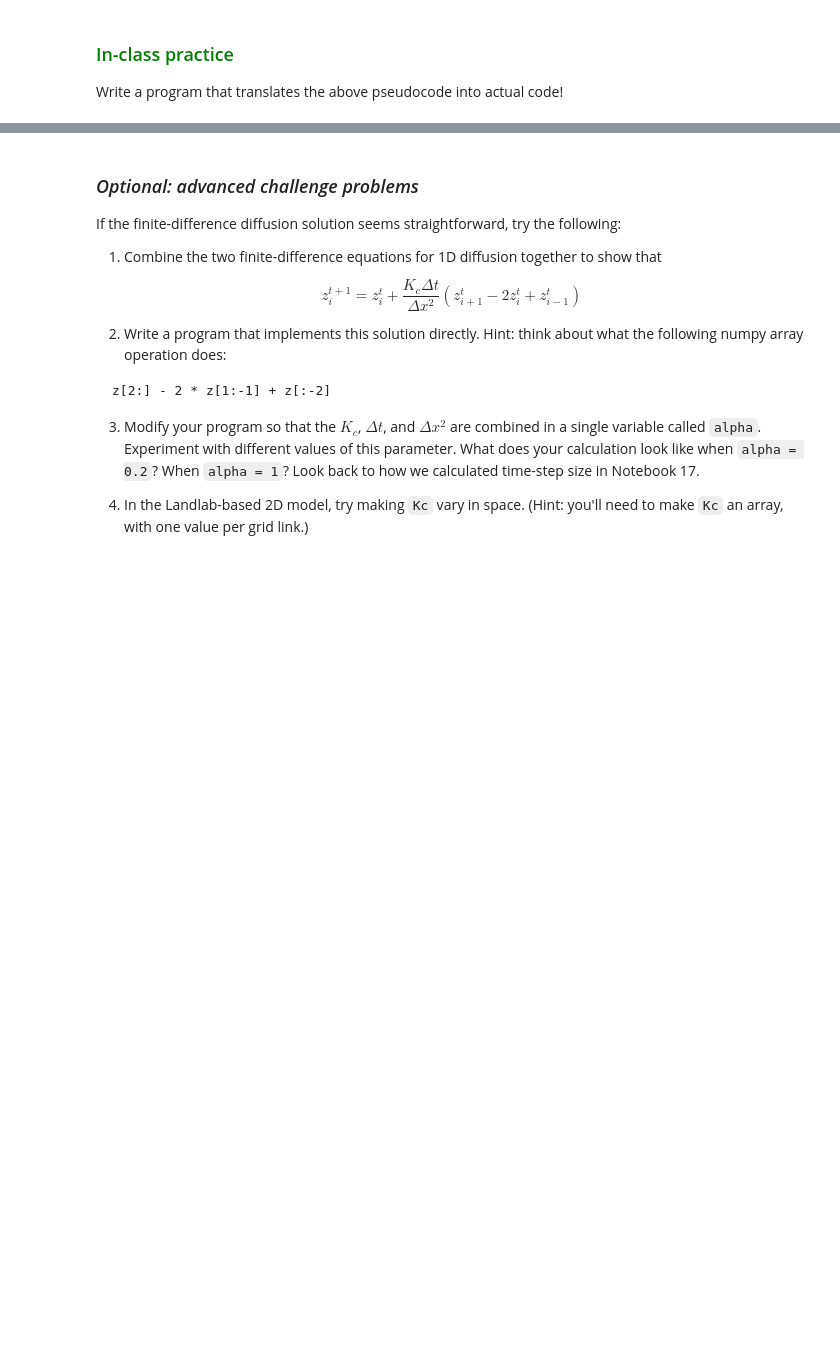
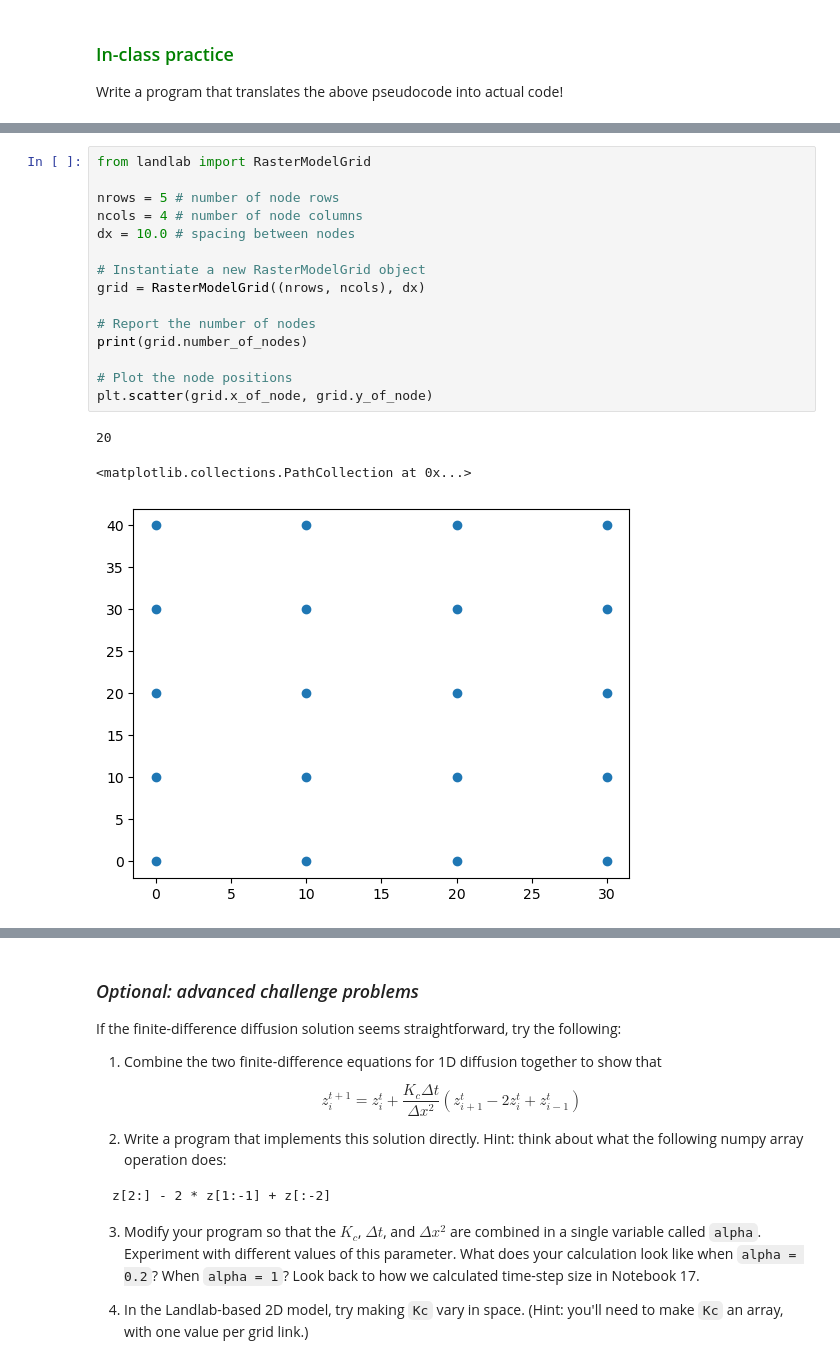
Before and after one commit to IntroPythonEarthsciCUBoulder/intro_py_earthsci_fall_semester2023, a Jupyter notebook: Slides/19_numerical_modeling_and_landlab.ipynb, the cells around one changed output, grey strips where cells are left out. Saved outputs shown, nothing was run; the diff lists cells and outputs as text; blank space fills up the shorter version.

```diff
--- a/Slides/19_numerical_modeling_and_landlab.ipynb
+++ b/Slides/19_numerical_modeling_and_landlab.ipynb
@@ -342,0 +273,19 @@ Experiment with your model.
+# %%
+from landlab import RasterModelGrid
+
+nrows = 5 # number of node rows
+ncols = 4 # number of node columns
+dx = 10.0 # spacing between nodes
+
+# Instantiate a new RasterModelGrid object
+grid = RasterModelGrid((nrows, ncols), dx)
+
+# Report the number of nodes
+print(grid.number_of_nodes)
+
+# Plot the node positions
+plt.scatter(grid.x_of_node, grid.y_of_node)
+# %% [output]
+20
+<matplotlib.collections.PathCollection at 0x...>
+[figure, added]
```
Also changed, not shown: parts of 36 cells of this notebook.
